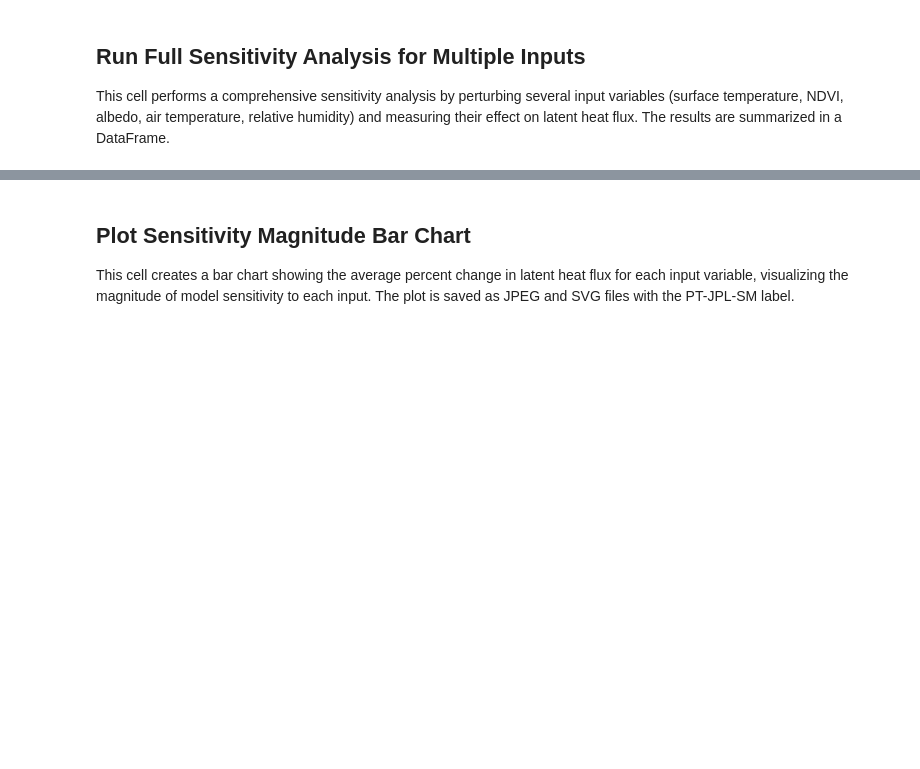
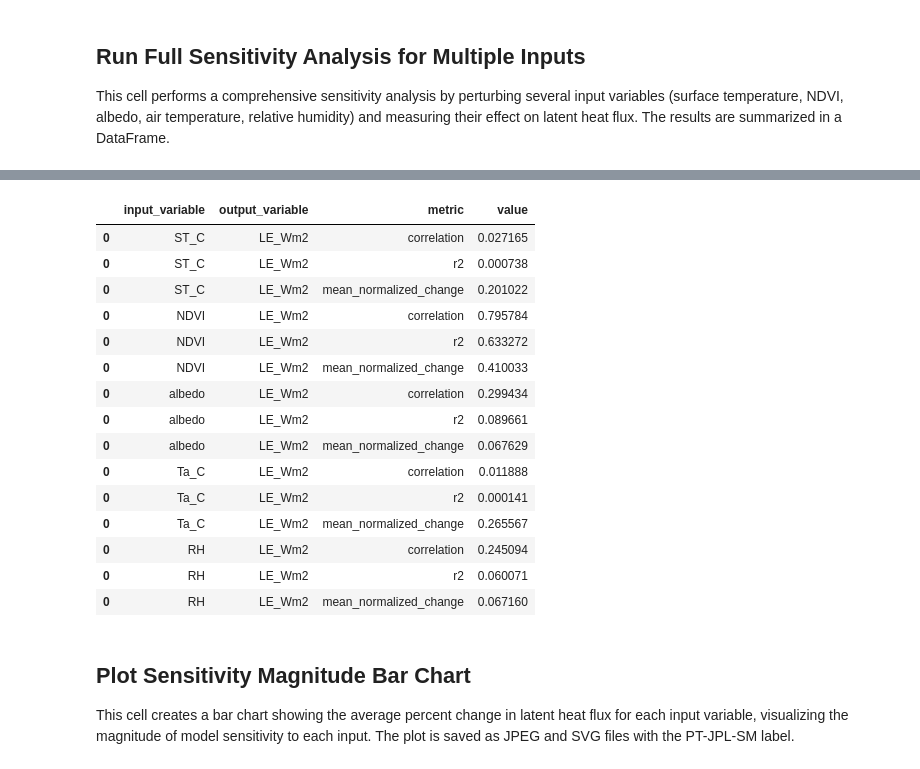
Before and after one commit to JPL-Evapotranspiration-Algorithms/PT-JPL-SM, a Jupyter notebook: notebooks/PTJPLSM Sensitivity with ECOv002 Cal-Val.ipynb, the cells around one changed output, grey strips where cells are left out. Saved outputs shown, nothing was run; the diff lists cells and outputs as text; code cells hidden in the pictures; blank space fills up the shorter version.

```diff
--- a/notebooks/PTJPLSM Sensitivity with ECOv002 Cal-Val.ipynb
+++ b/notebooks/PTJPLSM Sensitivity with ECOv002 Cal-Val.ipynb
@@ -231,7 +258,7 @@ correlation
 This cell performs a comprehensive sensitivity analysis by perturbing several input variables (surface temperature, NDVI, albedo, air temperature, relative humidity) and measuring their effect on latent heat flux. The results are summarized in a DataFrame.
 # %%
 input_variables = ["ST_C", "NDVI", "albedo", "Ta_C", "RH"]
-output_variables = ["LE"]
+output_variables = ["LE_Wm2"]
 
 perturbation_df, sensitivity_metrics_df = sensitivity_analysis(
     input_df=input_df,
@@ -242,3 +269,4 @@ perturbation_df, sensitivity_metrics_df = sensitivity_analysis(
 )
 
 sensitivity_metrics_df
+# %% [output]
@@ -245,3 +324,19 @@ sensitivity_metrics_df
+|  | input_variable | output_variable | metric | value |
+| 0 | ST_C | LE_Wm2 | correlation | 0.027165 |
+| 0 | ST_C | LE_Wm2 | r2 | 0.000738 |
+| 0 | ST_C | LE_Wm2 | mean_normalized_change | 0.201022 |
+| 0 | NDVI | LE_Wm2 | correlation | 0.795784 |
+| 0 | NDVI | LE_Wm2 | r2 | 0.633272 |
+| 0 | NDVI | LE_Wm2 | mean_normalized_change | 0.410033 |
+| 0 | albedo | LE_Wm2 | correlation | 0.299434 |
+| 0 | albedo | LE_Wm2 | r2 | 0.089661 |
+| 0 | albedo | LE_Wm2 | mean_normalized_change | 0.067629 |
+| 0 | Ta_C | LE_Wm2 | correlation | 0.011888 |
+| 0 | Ta_C | LE_Wm2 | r2 | 0.000141 |
+| 0 | Ta_C | LE_Wm2 | mean_normalized_change | 0.265567 |
+| 0 | RH | LE_Wm2 | correlation | 0.245094 |
+| 0 | RH | LE_Wm2 | r2 | 0.060071 |
+| 0 | RH | LE_Wm2 | mean_normalized_change | 0.067160 |
 # %% [markdown]
 ## Plot Sensitivity Magnitude Bar Chart
 
```
Also changed, not shown: parts of 9 cells of this notebook, 14 other files.
